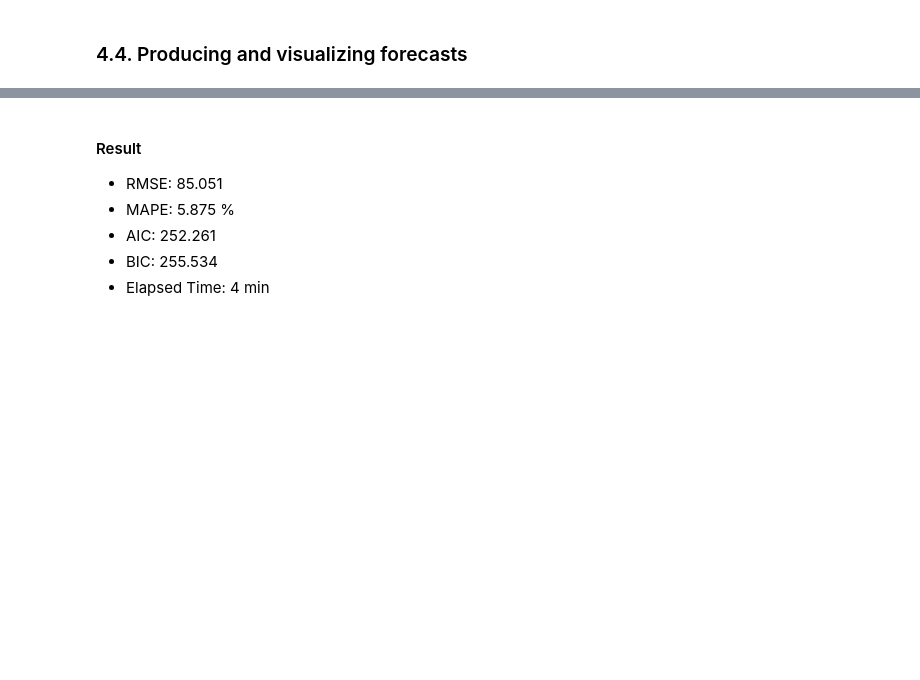
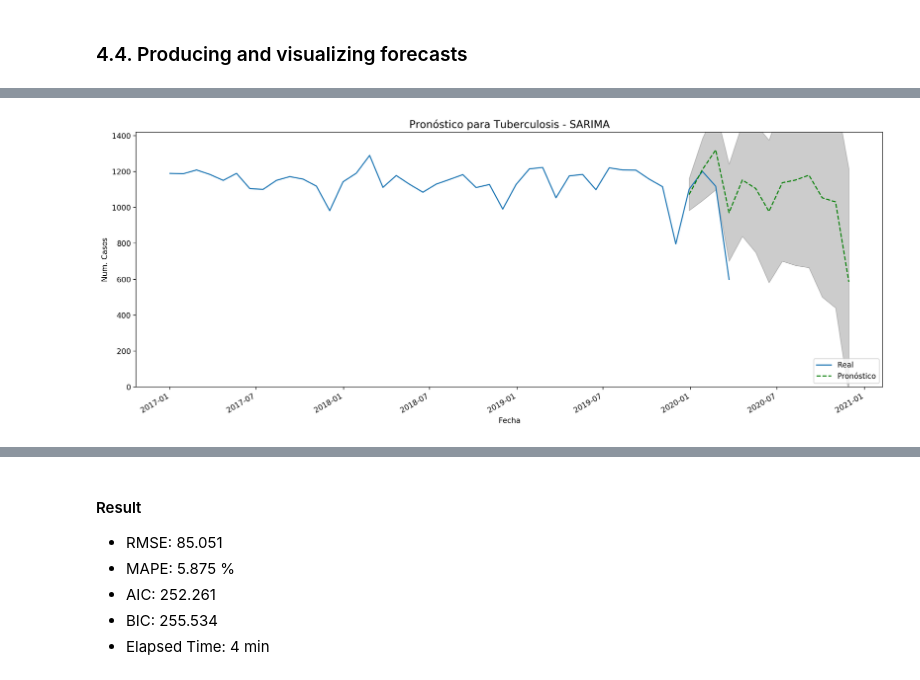
Before and after one commit to ansegura7/covid19-col-disease-impact, a Jupyter notebook: predictive-analytics/3-tuberculosis/code/tb_ts_analysis.ipynb, the cells around one changed output, grey strips where cells are left out. Saved outputs shown, nothing was run; the diff lists cells and outputs as text; code cells hidden in the pictures; blank space fills up the shorter version.

```diff
--- a/predictive-analytics/3-tuberculosis/code/tb_ts_analysis.ipynb
+++ b/predictive-analytics/3-tuberculosis/code/tb_ts_analysis.ipynb
@@ -326,7 +384,7 @@ n_forecast = 13
 run_fit = False
 # %%
 # Cooking time-series data with frequency
-filter_date = pd.to_datetime('2020-01-01').date()
+filter_date = pd.to_datetime('2019-12-27').date()
 series_data = dataset['value']
 series_data = series_data.loc[series_data.index < filter_date]
 series_data = series_data.asfreq(freq='4W')
@@ -474,7 +558,7 @@ if run_fit:
 # %%
 # Fitting a SARIMA Time Series model
 filterwarnings("ignore")
-model = sm.tsa.statespace.SARIMAX(series_data, order=(2, 2, 2), seasonal_order=(2, 0, 2, data_freq),
+model = sm.tsa.statespace.SARIMAX(series_data, order=(1, 2, 2), seasonal_order=(2, 0, 0, data_freq),
                                   enforce_stationarity=False, enforce_invertibility=False)
 model = model.fit()
 # %%
@@ -573,15 +722,17 @@ pred_df
 # %%
 # Plot ARIMA results
 plt.figure(figsize=(18, 7), dpi=200)
-ax = dataset['value'].plot(label='Observed')
-pred_df.forecast.plot(ax=ax, label='Forecast', color='green', linestyle='dashed')
+ax = dataset['value'].plot(label='Real')
+pred_df.forecast.plot(ax=ax, label='Pronóstico', color='green', linestyle='dashed')
 ax.fill_between(pred_ci.index, pred_df.ci_inf, pred_df.ci_sup, color='k', alpha=.2)
 plt.ylim((0, max_y))
-plt.title('SARIMA Forecast', fontsize=14)
-plt.xlabel('Date', fontsize=10)
-plt.ylabel('Num. Deaths', fontsize=10)
+plt.title('Pronóstico para Tuberculosis - SARIMA', fontsize=14)
+plt.xlabel('Fecha', fontsize=10)
+plt.ylabel('Num. Casos', fontsize=10)
 plt.legend(loc='lower right')
 plt.show()
+# %% [output]
+[figure, added]
 # %%
 # Plot ARIMA residual errors
 residuals = pd.DataFrame(model.resid)
```
Also changed, not shown: parts of 33 cells of this notebook, 7 other files.
